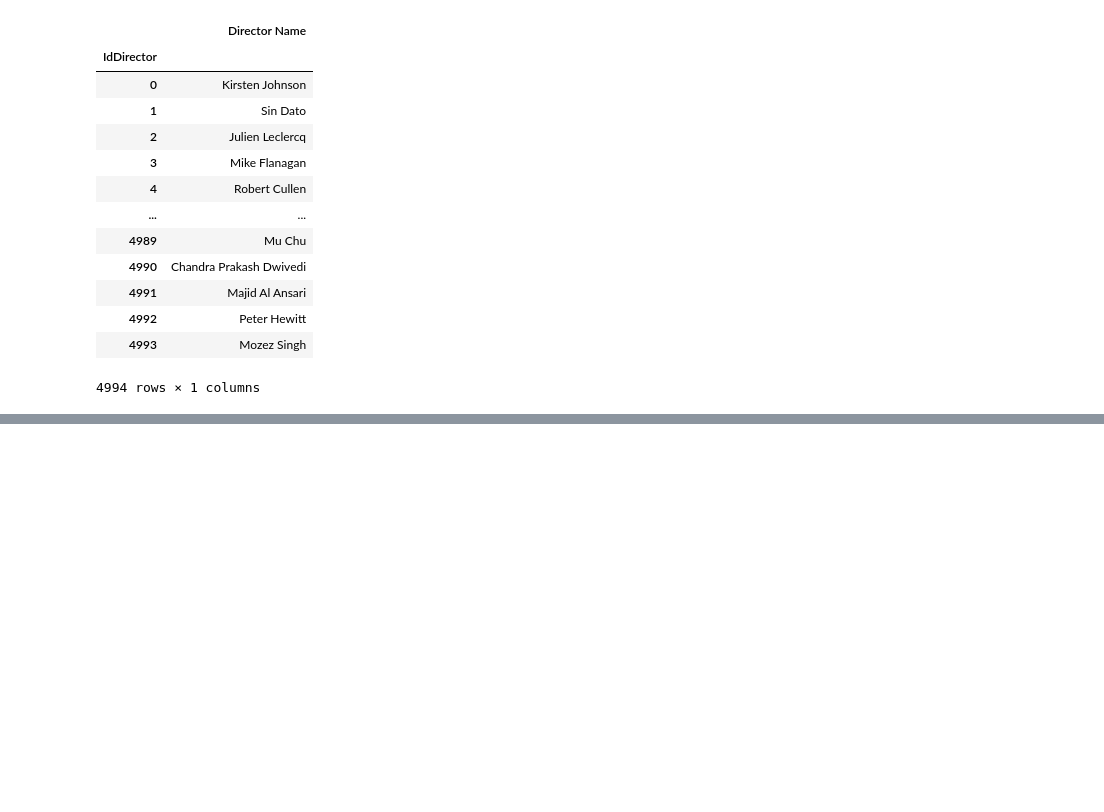
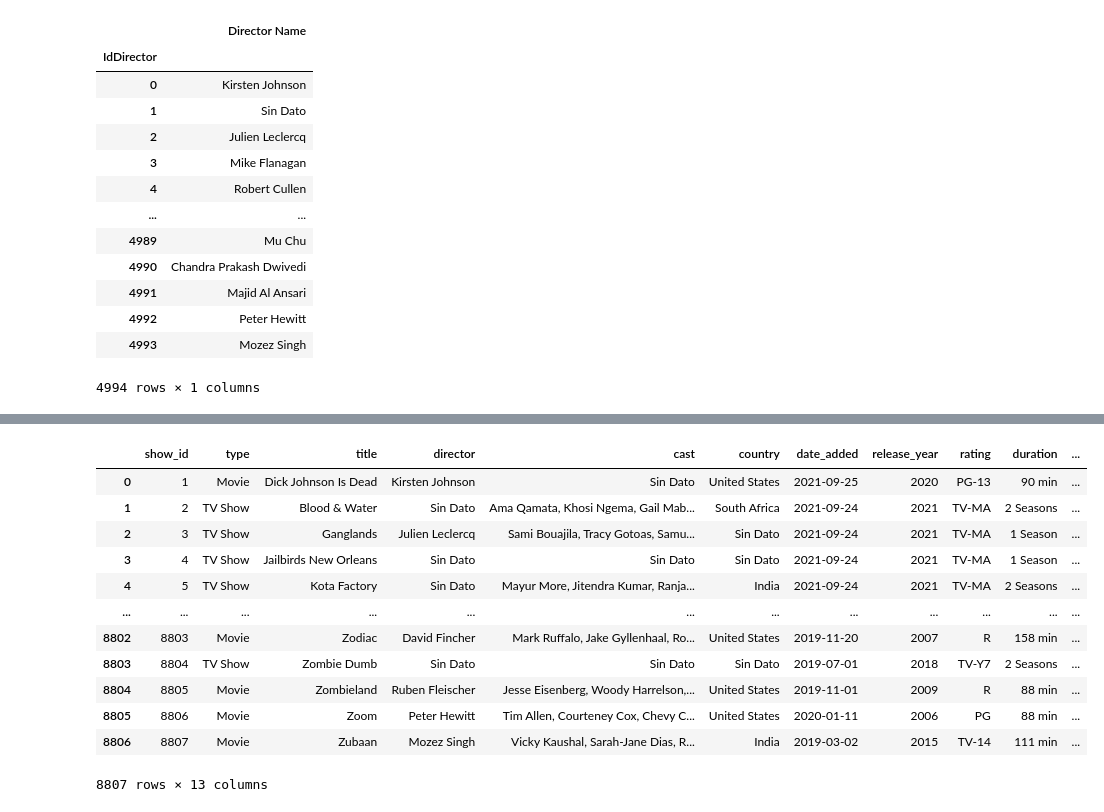
Before and after one commit to fcori47/PI01_DATA05, a Jupyter notebook: pi_engineer.ipynb, the cells around one changed output, grey strips where cells are left out. Saved outputs shown, nothing was run; the diff lists cells and outputs as text; code cells hidden in the pictures; blank space fills up the shorter version.

```diff
--- a/pi_engineer.ipynb
+++ b/pi_engineer.ipynb
@@ -824,3 +841,20 @@ all_directors_netflix_df
 | 4992 | Peter Hewitt |
 | 4993 | Mozez Singh |
 4994 rows × 1 columns
+# %%
+#Se cambian los valores faltantes por la frase 'Sin Dato', se quitan los espacios faltantes y se crea una tabla con los distintos actores de
+
+netflix_titles.cast.fillna('Sin Dato', inplace=True)
+
+all_cast_netflix = []
+
+for cast in netflix_titles.cast:
+    splited_cast = cast.split(',')
+    for striped_cast in splited_cast:
+        all_cast_netflix.append(striped_cast.strip())
+
+all_cast_netflix = pd.Series(all_cast_netflix)
+all_cast_netflix = pd.unique(all_cast_netflix)
+all_cast_netflix_df = pd.DataFrame({'IdActor': np.arange(len(all_cast_netflix)), 'Actor Name': all_cast_netflix})
+all_cast_netflix_df.set_index('IdActor', inplace=True)
+all_cast_netflix_df
@@ -826,0 +876,17 @@ all_directors_netflix_df
+# %%
+#Se rellenan los valores faltantes, se quitan espacios no deseados y se crea una nueva tabla de los distintos países
+
+netflix_titles.country.fillna('Sin Dato', inplace=True)
+
+all_countrys_netflix = []
+
+for country in netflix_titles.country:
+    splited_country = country.split(',')
+    for striped_country in splited_country:
+        all_countrys_netflix.append(striped_country.strip())
+
+all_countrys_netflix = pd.Series(all_countrys_netflix)
+all_countrys_netflix = pd.unique(all_countrys_netflix)
+all_countrys_netflix_df = pd.DataFrame({'IdCountry': np.arange(len(all_countrys_netflix)), 'Country Name': all_countrys_netflix})
+all_countrys_netflix_df.set_index('IdCountry', inplace=True)
+all_countrys_netflix_df
@@ -826,0 +908,5 @@ all_directors_netflix_df
+# %%
+#Cambio el tipo de la columna a datetime
+
+netflix_titles.date_added = pd.to_datetime(netflix_titles.date_added)
+netflix_titles.date_added
@@ -826,0 +997,17 @@ all_directors_netflix_df
+# %%
+netflix_titles['platform'] = 'Netflix'
+netflix_titles
+# %% [output]
+|  | show_id | type | title | director | cast | country | date_added | release_year | rating | duration | ... |
+| 0 | 1 | Movie | Dick Johnson Is Dead | Kirsten Johnson | Sin Dato | United States | 2021-09-25 | 2020 | PG-13 | 90 min | ... |
+| 1 | 2 | TV Show | Blood & Water | Sin Dato | Ama Qamata, Khosi Ngema, Gail Mab... | South Africa | 2021-09-24 | 2021 | TV-MA | 2 Seasons | ... |
+| 2 | 3 | TV Show | Ganglands | Julien Leclercq | Sami Bouajila, Tracy Gotoas, Samu... | Sin Dato | 2021-09-24 | 2021 | TV-MA | 1 Season | ... |
+| 3 | 4 | TV Show | Jailbirds New Orleans | Sin Dato | Sin Dato | Sin Dato | 2021-09-24 | 2021 | TV-MA | 1 Season | ... |
+| 4 | 5 | TV Show | Kota Factory | Sin Dato | Mayur More, Jitendra Kumar, Ranja... | India | 2021-09-24 | 2021 | TV-MA | 2 Seasons | ... |
+| ... | ... | ... | ... | ... | ... | ... | ... | ... | ... | ... | ... |
+| 8802 | 8803 | Movie | Zodiac | David Fincher | Mark Ruffalo, Jake Gyllenhaal, Ro... | United States | 2019-11-20 | 2007 | R | 158 min | ... |
+| 8803 | 8804 | TV Show | Zombie Dumb | Sin Dato | Sin Dato | Sin Dato | 2019-07-01 | 2018 | TV-Y7 | 2 Seasons | ... |
+| 8804 | 8805 | Movie | Zombieland | Ruben Fleischer | Jesse Eisenberg, Woody Harrelson,... | United States | 2019-11-01 | 2009 | R | 88 min | ... |
+| 8805 | 8806 | Movie | Zoom | Peter Hewitt | Tim Allen, Courteney Cox, Chevy C... | United States | 2020-01-11 | 2006 | PG | 88 min | ... |
+| 8806 | 8807 | Movie | Zubaan | Mozez Singh | Vicky Kaushal, Sarah-Jane Dias, R... | India | 2019-03-02 | 2015 | TV-14 | 111 min | ... |
+8807 rows × 13 columns
```
Also changed, not shown: parts of 14 cells of this notebook.
